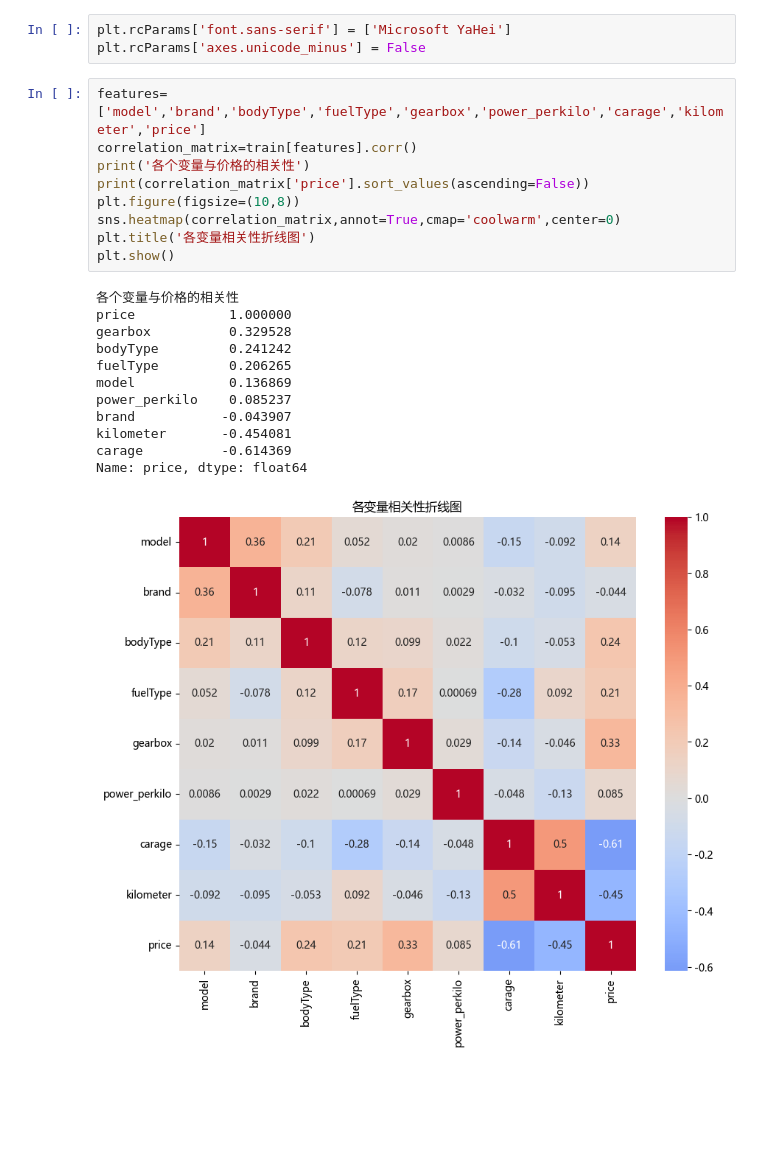
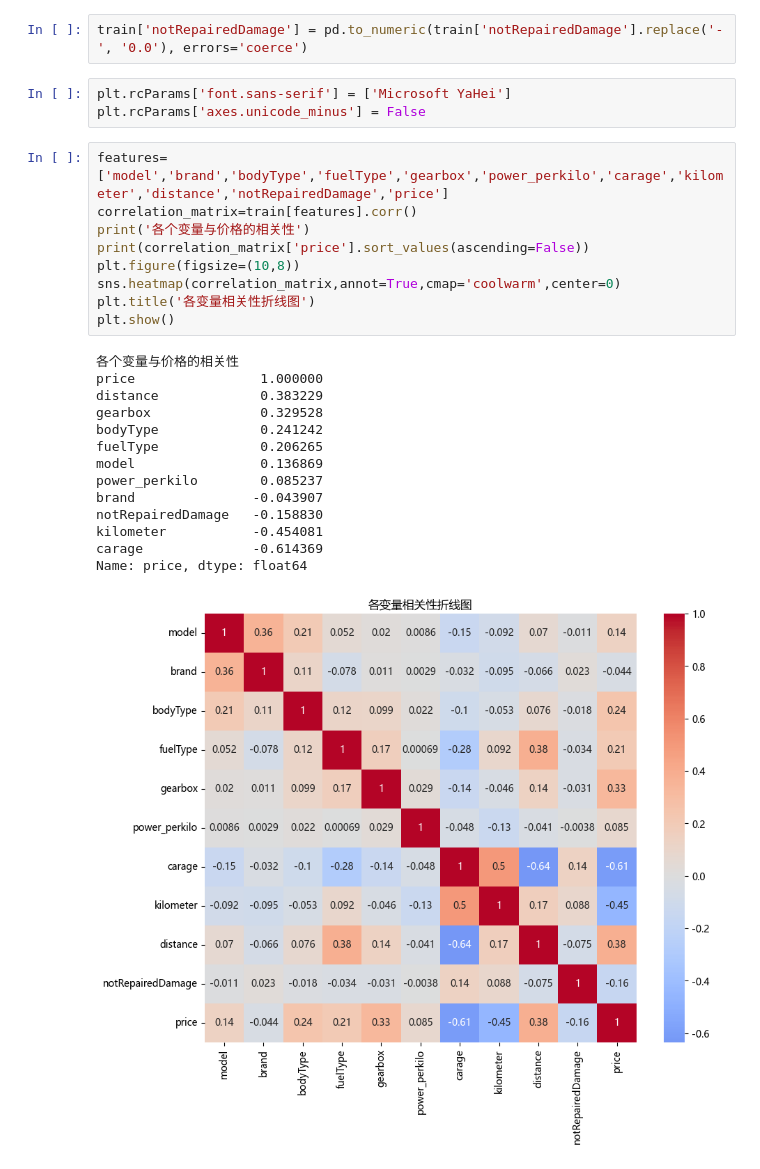
Before and after one commit to jiawen-yu/tianchi-price-predicition, a Jupyter notebook: notebooks/01_EDA.ipynb, the cells around one changed output. Saved outputs shown, nothing was run; the diff lists cells and outputs as text; blank space fills up the shorter version.

```diff
--- a/notebooks/01_EDA.ipynb
+++ b/notebooks/01_EDA.ipynb
@@ -294,28 +320,32 @@ train.head().T
+# %%
+train['notRepairedDamage'] = pd.to_numeric(train['notRepairedDamage'].replace('-', '0.0'), errors='coerce')
 # %%
 plt.rcParams['font.sans-serif'] = ['Microsoft YaHei']
 plt.rcParams['axes.unicode_minus'] = False
 # %%
-features=['model','brand','bodyType','fuelType','gearbox','power_perkilo','carage','kilometer','price']
+features=['model','brand','bodyType','fuelType','gearbox','power_perkilo','carage','kilometer','distance','notRepairedDamage','price']
 correlation_matrix=train[features].corr()
 print('各个变量与价格的相关性')
 print(correlation_matrix['price'].sort_values(ascending=False))
 plt.figure(figsize=(10,8))
 sns.heatmap(correlation_matrix,annot=True,cmap='coolwarm',center=0)
 plt.title('各变量相关性折线图')
 plt.show()
 # %% [output]
 各个变量与价格的相关性
-price            1.000000
-gearbox          0.329528
-bodyType         0.241242
-fuelType         0.206265
-model            0.136869
-power_perkilo    0.085237
-brand           -0.043907
-kilometer       -0.454081
-carage          -0.614369
+price                1.000000
+distance             0.383229
+gearbox              0.329528
+bodyType             0.241242
+fuelType             0.206265
+model                0.136869
+power_perkilo        0.085237
+brand               -0.043907
+notRepairedDamage   -0.158830
+kilometer           -0.454081
+carage              -0.614369
 Name: price, dtype: float64
-[figure, old version]
+[figure, new version]
 # %%
 from sklearn.model_selection import train_test_split
 from sklearn.linear_model import LinearRegression
```
Also changed, not shown: parts of 5 cells of this notebook.
